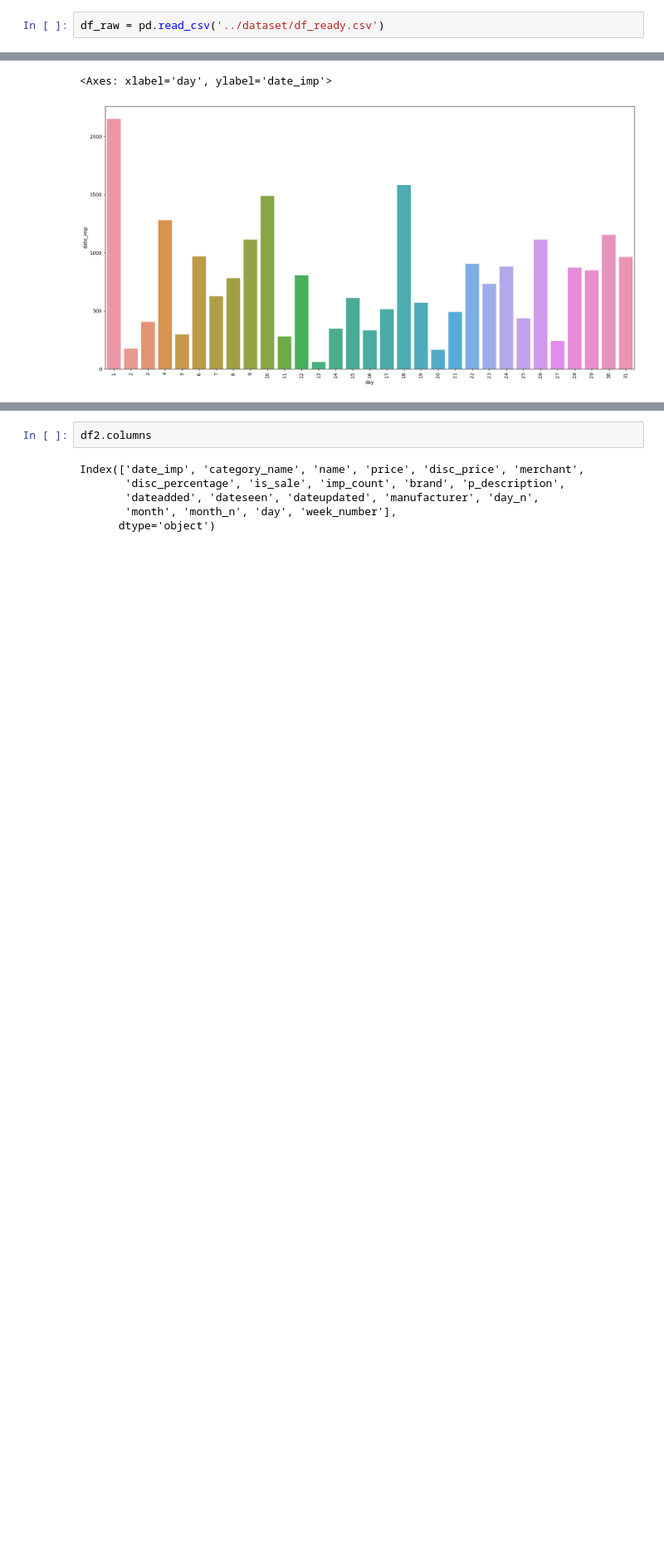
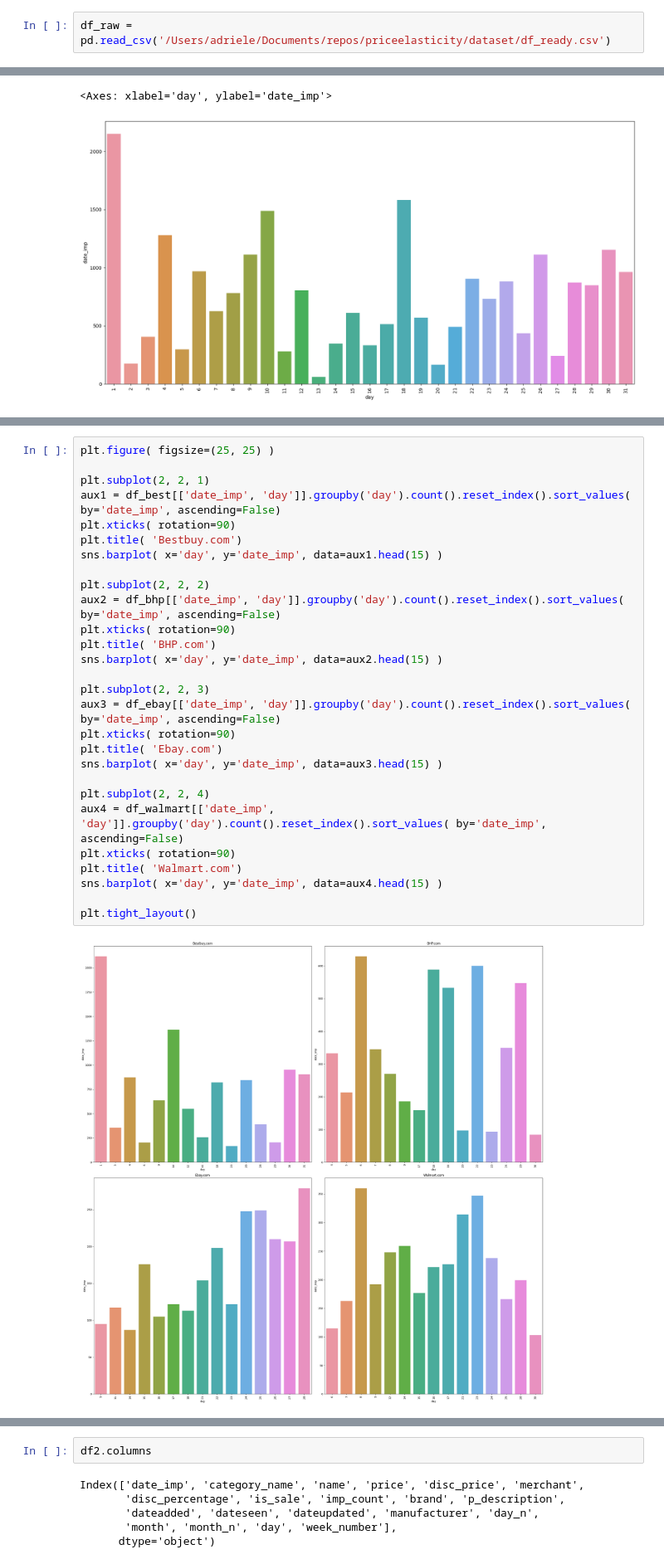
Before and after one commit to adrielepinto/price-elasticity, a Jupyter notebook: notebooks/ciclo03_eda.ipynb, the cells around one changed output, grey strips where cells are left out. Shown at 83% size. Drawn from its saved outputs; the diff is of its cells as text; blank space fills up the shorter version.

Commit message:
data preparation done

```diff
--- a/notebooks/ciclo03_eda.ipynb
+++ b/notebooks/ciclo03_eda.ipynb
@@ -8,7 +8,7 @@ import matplotlib.pyplot as plt
 # %% [markdown]
 ## 0.2 Load Data
 # %%
-df_raw = pd.read_csv('../dataset/df_ready.csv')
+df_raw = pd.read_csv('/Users/adriele/Documents/repos/priceelasticity/dataset/df_ready.csv')
 # %%
 df_raw = df_raw.drop(columns={  'Unnamed: 0', 'Date_imp', 'Cluster', 'condition', 'sourceURLs', 'Date_imp_d.1',
                                 'Zscore_1', 'price_std', 'imageURLs', 'shipping', 'weight', 'currency'})
@@ -269,0 +271,30 @@ sns.barplot( x='day', y='date_imp', data=h6)
+# %%
+plt.figure( figsize=(25, 25) )
+
+plt.subplot(2, 2, 1)
+aux1 = df_best[['date_imp', 'day']].groupby('day').count().reset_index().sort_values( by='date_imp', ascending=False)
+plt.xticks( rotation=90)
+plt.title( 'Bestbuy.com')
+sns.barplot( x='day', y='date_imp', data=aux1.head(15) )
+
+plt.subplot(2, 2, 2)
+aux2 = df_bhp[['date_imp', 'day']].groupby('day').count().reset_index().sort_values( by='date_imp', ascending=False)
+plt.xticks( rotation=90)
+plt.title( 'BHP.com')
+sns.barplot( x='day', y='date_imp', data=aux2.head(15) )
+
+plt.subplot(2, 2, 3)
+aux3 = df_ebay[['date_imp', 'day']].groupby('day').count().reset_index().sort_values( by='date_imp', ascending=False)
+plt.xticks( rotation=90)
+plt.title( 'Ebay.com')
+sns.barplot( x='day', y='date_imp', data=aux3.head(15) )
+
+plt.subplot(2, 2, 4)
+aux4 = df_walmart[['date_imp', 'day']].groupby('day').count().reset_index().sort_values( by='date_imp', ascending=False)
+plt.xticks( rotation=90)
+plt.title( 'Walmart.com')
+sns.barplot( x='day', y='date_imp', data=aux4.head(15) )
+
+plt.tight_layout()
+# %% [output]
+[figure, added]
```
Also changed, not shown: parts of 11 cells of this notebook, 1 other file.
